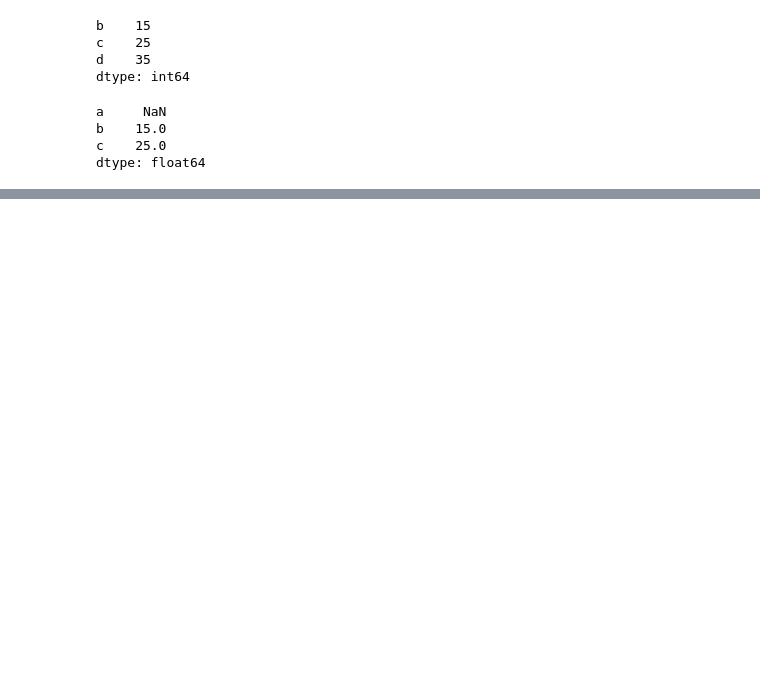
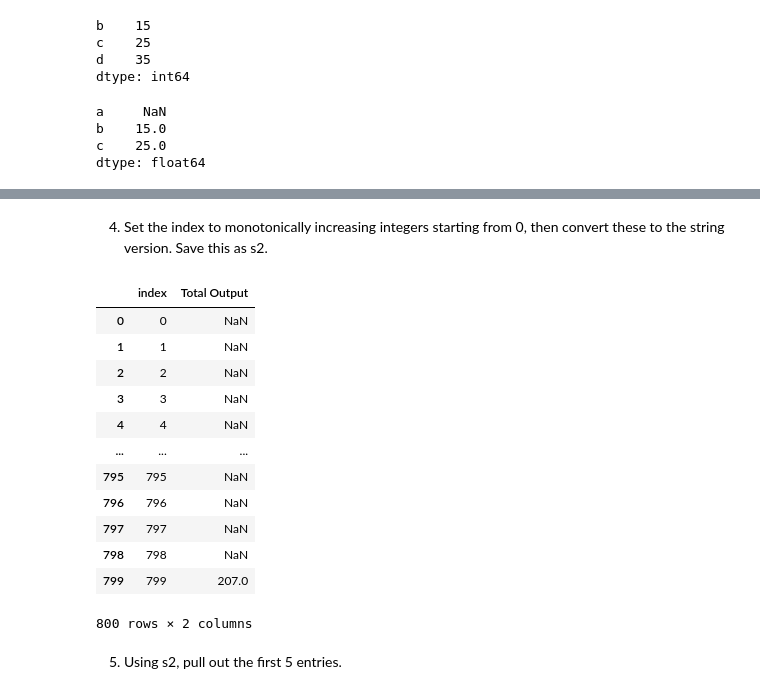
Before and after one commit to jramirez857/effective-pandas, a Jupyter notebook: effective_pandas.ipynb, the cells around one changed output, grey strips where cells are left out. Saved outputs shown, nothing was run; the diff lists cells and outputs as text; code cells hidden in the pictures; blank space fills up the shorter version.

```diff
--- a/effective_pandas.ipynb
+++ b/effective_pandas.ipynb
@@ -1626,0 +1665,22 @@ RangeIndex(start=0, stop=754, step=1)
+# %% [markdown]
+4. Set the index to monotonically increasing integers starting from 0, then convert these to the string version. Save this as s2.
+# %%
+s2 = workouts_df['Total Output'].reset_index()
+s2.index = s2.index.astype(str)
+s2
+# %% [output]
+|  | index | Total Output |
+| 0 | 0 | NaN |
+| 1 | 1 | NaN |
+| 2 | 2 | NaN |
+| 3 | 3 | NaN |
+| 4 | 4 | NaN |
+| ... | ... | ... |
+| 795 | 795 | NaN |
+| 796 | 796 | NaN |
+| 797 | 797 | NaN |
+| 798 | 798 | NaN |
+| 799 | 799 | 207.0 |
+800 rows × 2 columns
+# %% [markdown]
+5. Using s2, pull out the first 5 entries.
```
Also changed, not shown: parts of 108 cells of this notebook.
